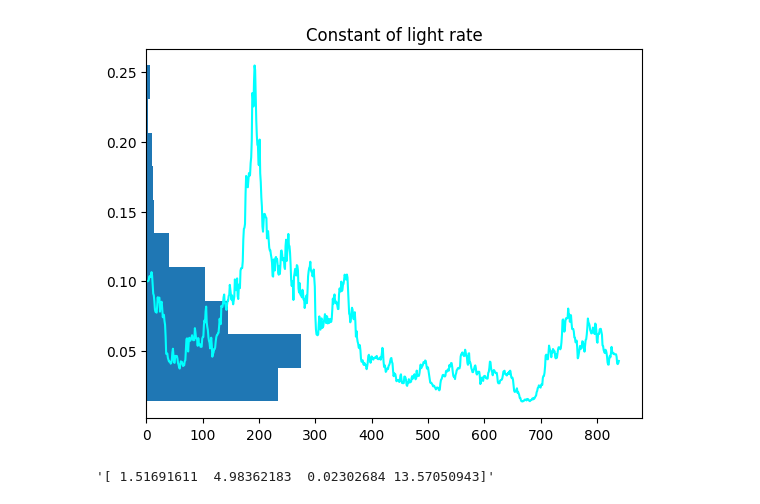
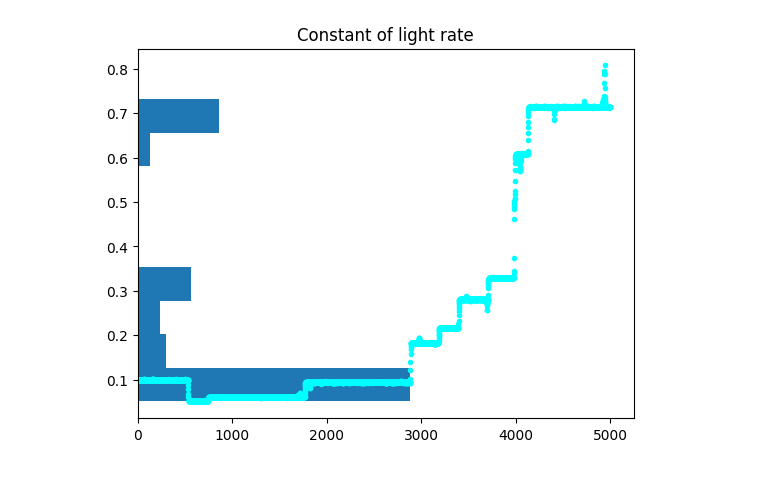
Before and after one commit to SysEvo/Circadian_clock_Neurospora, a Jupyter notebook: Data_analisys.ipynb, the cells around one changed output. Cells and saved outputs as stored; diff of their text form; code cells hidden in the pictures.

```diff
--- a/Data_analisys.ipynb
+++ b/Data_analisys.ipynb
@@ -3,4 +3,5 @@ import matplotlib.pyplot as plt
 import numpy as np
 from scipy.signal import find_peaks
 import pandas as pd
+files = "_u0.03_M2_st550_N1000_v0.3_alg0_0.csv"
 # %%
@@ -73,4 +74,5 @@ plt.show()
 # %%
-resultA = pd.read_csv("Result/AveGenSub_u0.03_M1.1_st550_N1000_v0.2_LD0_alg0_0.csv")
+resultA = pd.read_csv("Result/AveGenSub"+files)
+
 resultA
 # %% [output]
@@ -107,15 +110,11 @@ plt.show()
 # %%
-plt.plot(resultA["Constant of light rate"],'cyan')
+plt.plot(resultA["Constant of light rate"],".",color='cyan')
 plt.hist(resultA["Constant of light rate"],orientation="horizontal")
 plt.title("Constant of light rate")
 #plt.savefig("Result/Light_u0.03_M1.1_st600_N1000_v0.2_LD0_alg0_0.jpg")
 plt.show()
 # %% [output]
-[figure, old version]
+[figure, new version]
-# %%
-resultA["Hill exponents"][444]
-# %% [output]
-'[ 1.51691611  4.98362183  0.02302684 13.57050943]'
 # %%
 ERk = [[0]*23]
 for k in resultA["Expresion and repression constants"]:
```
Also changed, not shown: parts of 15 cells of this notebook, 2 other files.
